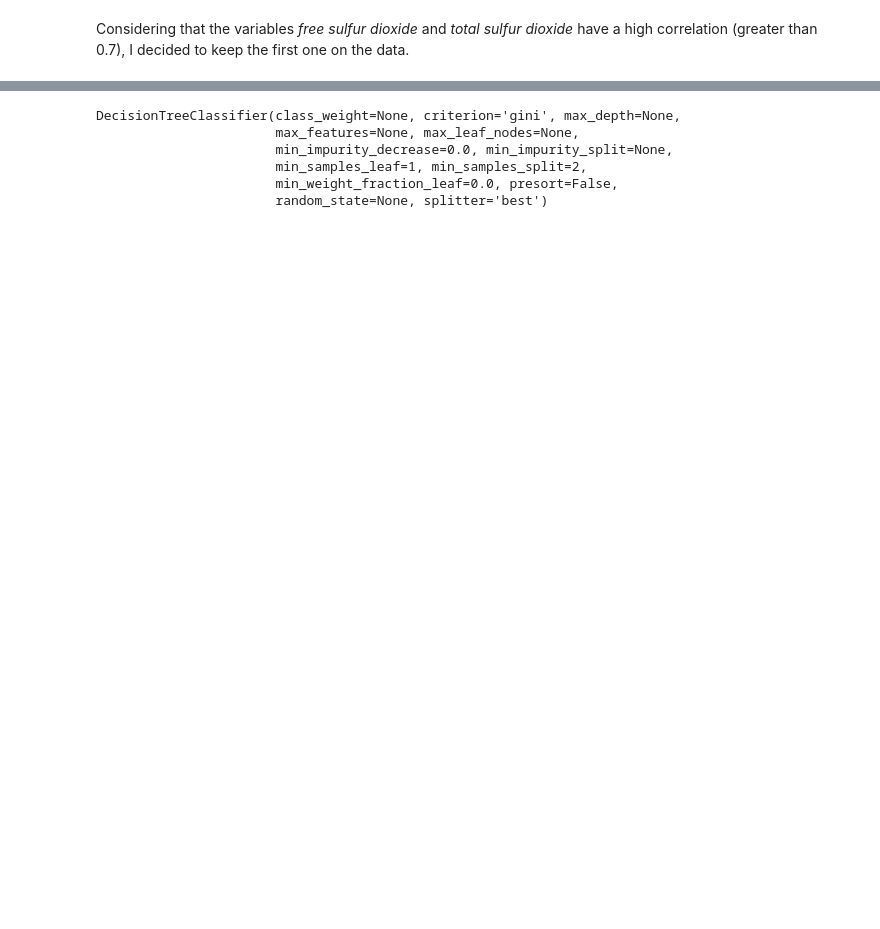
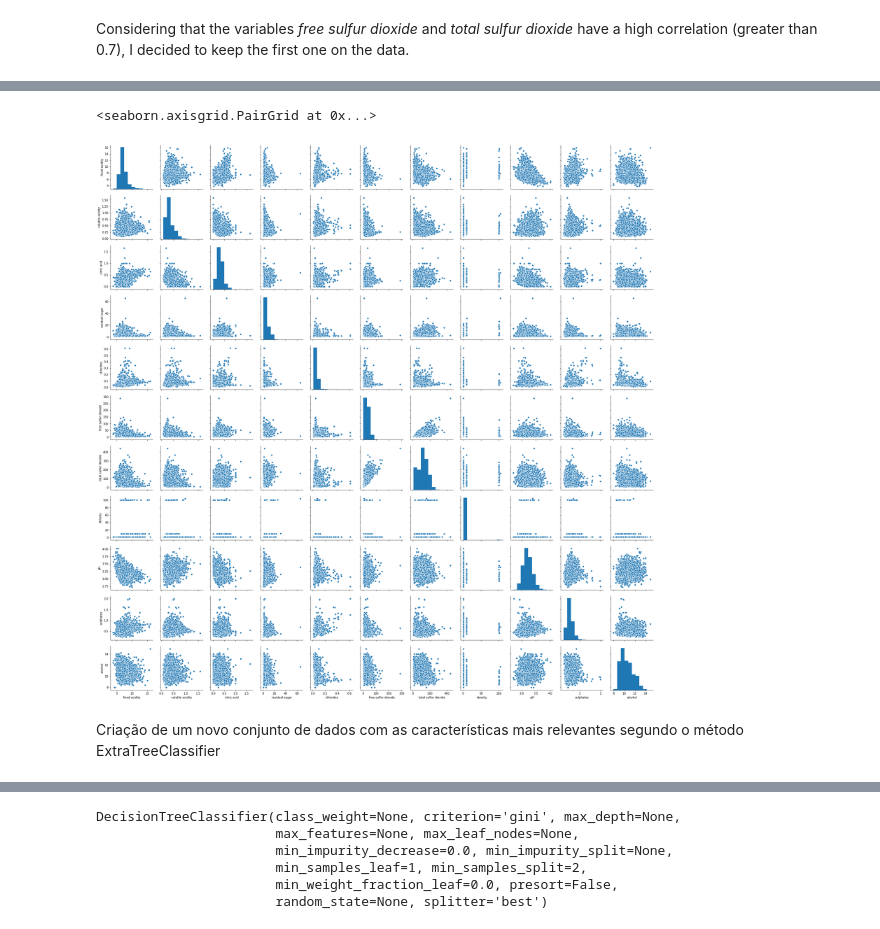
Before and after one commit to danielmbicalho/greenwinequality, a Jupyter notebook: Wine Quality.ipynb, the cells around one changed output, grey strips where cells are left out. Drawn from its saved outputs; the diff is of its cells as text; code cells hidden in the pictures; blank space fills up the shorter version.

Commit message:
Avaliação de novos modelos, performance de modelos e melhoria dos dados

```diff
--- a/Wine Quality.ipynb
+++ b/Wine Quality.ipynb
@@ -265,0 +284,7 @@ array([[0.13751052, 0.00530398, 0.00707197, ..., 0.17287037, 0.        ,
+# %%
+sns.pairplot(wines_num)
+# %% [output]
+<seaborn.axisgrid.PairGrid at 0x...>
+[figure, added]
+# %% [markdown]
+Criação de um novo conjunto de dados com as características mais relevantes segundo o método ExtraTreeClassifier
```
Also changed, not shown: parts of 53 cells of this notebook.
